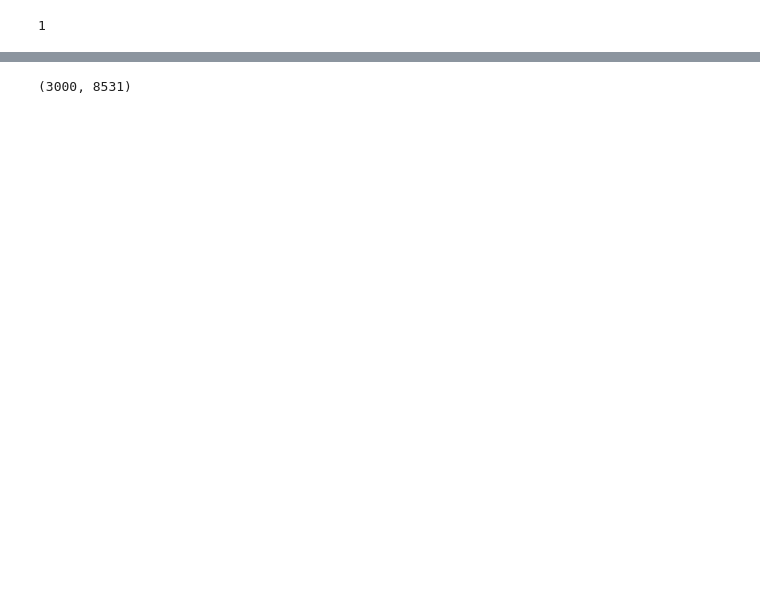
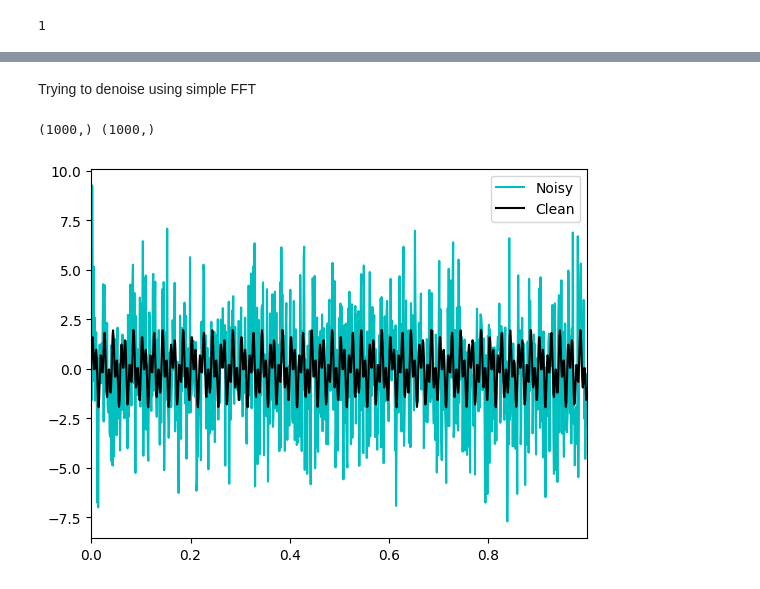
Before and after one commit to uwfiberlab/curatedDAS, a Jupyter notebook: testing_denoising.ipynb, the cells around one changed output, grey strips where cells are left out. Drawn from its saved outputs; the diff is of its cells as text; code cells hidden in the pictures; blank space fills up the shorter version.

```diff
--- a/testing_denoising.ipynb
+++ b/testing_denoising.ipynb
@@ -89,5 +13,19 @@ Trying the model on small, fake data
-# %%
-data = np.load(os.path.join("test_data", "11707158.npy"))
-print(data.shape)
-# %% [output]
-(3000, 8531)
+# %% [markdown]
+Trying to denoise using simple FFT
+# %%
+# Create a signal with two frequencies
+dt = 0.001  # Time step
+t = np.arange(0, 1, dt)  # Time vector from 0 to 1 second
+f = np.sin(2*np.pi*50*t) + np.sin(2*np.pi*120*t) # Sum of two sine waves
+
+# Add random white noise
+f_clean = f
+f = f + 2.5*np.random.randn(len(t))
+
+plt.plot(t, f, color='c', label='Noisy')
+plt.plot(t, f_clean, color='k', label='Clean')
+plt.xlim(t[0], t[-1])
+plt.legend()
+# %% [output]
+(1000,) (1000,)
+[figure, added]
```
Also changed, not shown: parts of 18 cells of this notebook, 1 other file.
